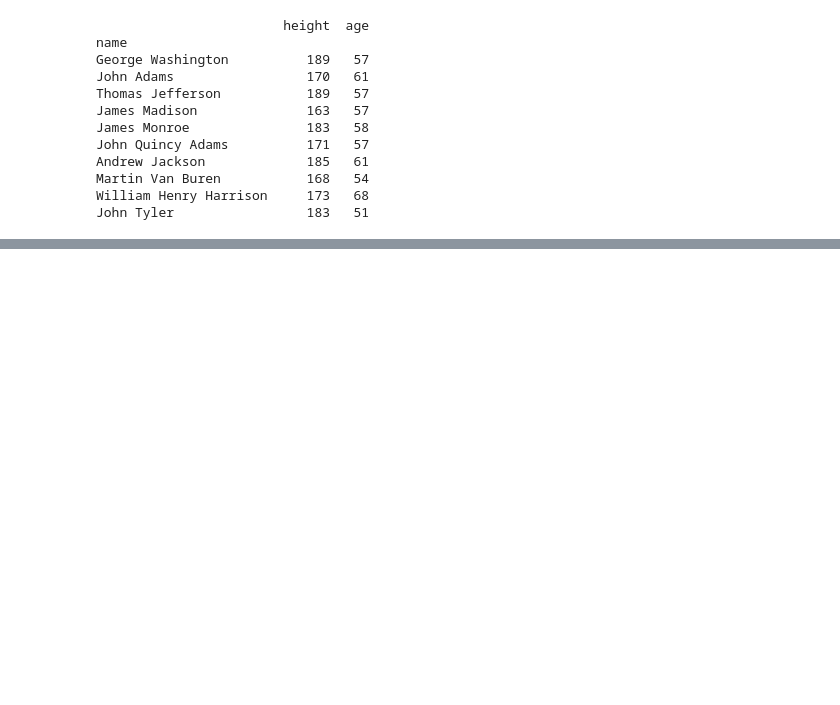
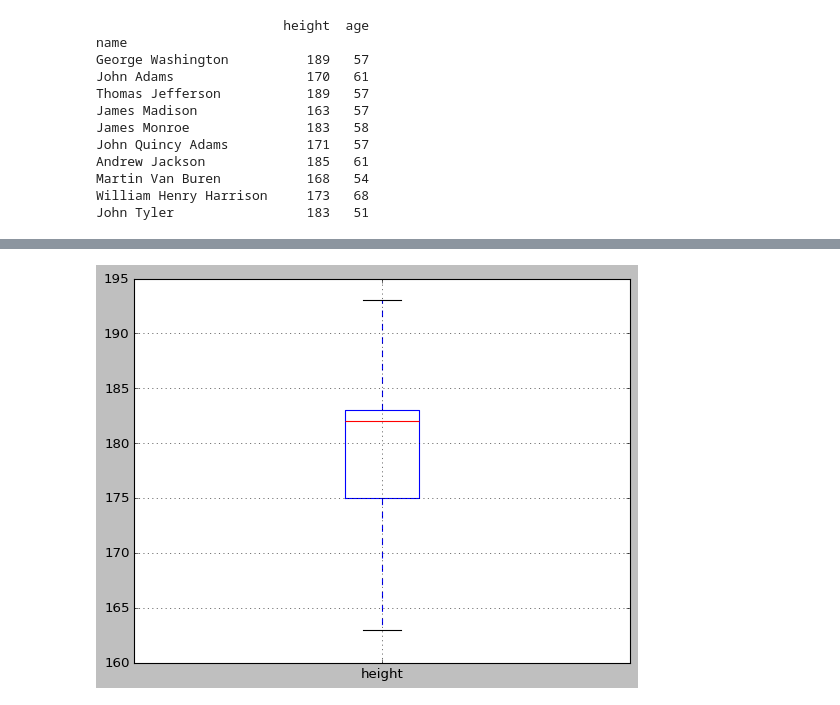
Before and after one commit to GeroZayas/Machine-Learning-With-Python-fCC, a Jupyter notebook: pandas_exercises.ipynb, the cells around one changed output, grey strips where cells are left out. Cells and saved outputs as stored; diff of their text form; code cells hidden in the pictures; blank space fills up the shorter version.

```diff
--- a/pandas_exercises.ipynb
+++ b/pandas_exercises.ipynb
@@ -156,0 +304,6 @@ John Tyler                 183   51
+# %%
+plt.style.use('classic')
+presidents_df.boxplot(column='height');
+plt.show()
+# %% [output]
+[figure, added]
```
Also changed, not shown: parts of 22 cells of this notebook, 1 other file.
